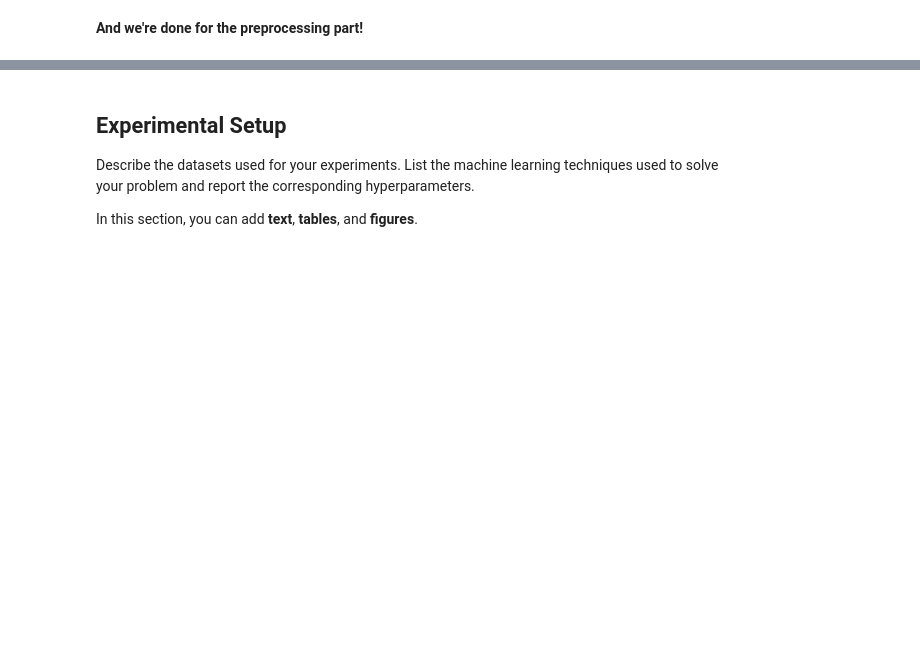
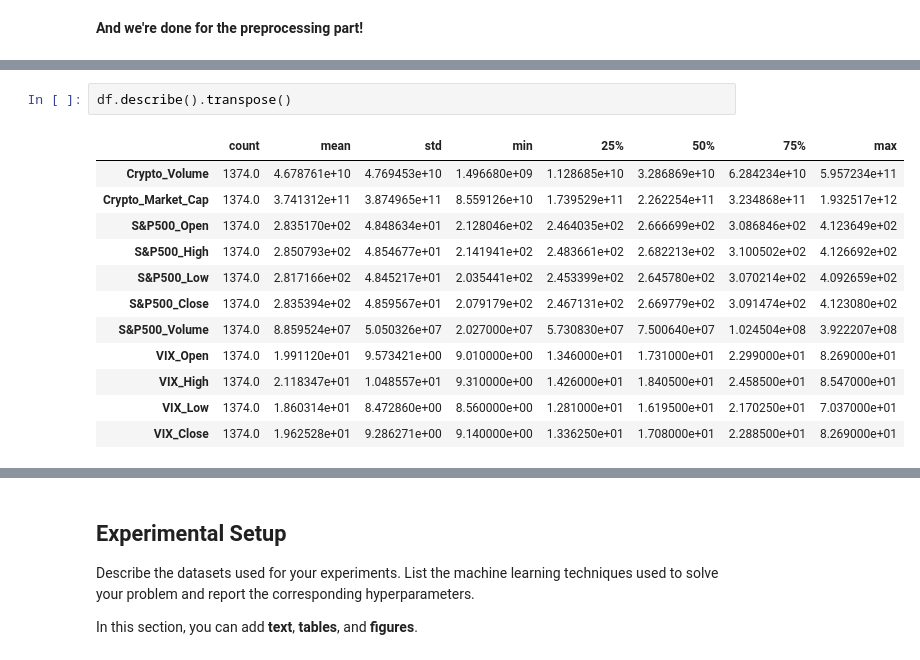
Before and after one commit to KhalilGarali/Crypto-MarketCap-Forecast-Based-On-SP500, a Jupyter notebook: main.ipynb, the cells around one changed output, grey strips where cells are left out. Cells and saved outputs as stored; diff of their text form; blank space fills up the shorter version.

```diff
--- a/main.ipynb
+++ b/main.ipynb
@@ -404,0 +422,15 @@ Saved partial_time_merged_data.csv to ProcessedData/partial_time_merged_data.csv
+# %%
+df.describe().transpose()
+# %% [output]
+|  | count | mean | std | min | 25% | 50% | 75% | max |
+| Crypto_Volume | 1374.0 | 4.678761e+10 | 4.769453e+10 | 1.496680e+09 | 1.128685e+10 | 3.286869e+10 | 6.284234e+10 | 5.957234e+11 |
+| Crypto_Market_Cap | 1374.0 | 3.741312e+11 | 3.874965e+11 | 8.559126e+10 | 1.739529e+11 | 2.262254e+11 | 3.234868e+11 | 1.932517e+12 |
+| S&P500_Open | 1374.0 | 2.835170e+02 | 4.848634e+01 | 2.128046e+02 | 2.464035e+02 | 2.666699e+02 | 3.086846e+02 | 4.123649e+02 |
+| S&P500_High | 1374.0 | 2.850793e+02 | 4.854677e+01 | 2.141941e+02 | 2.483661e+02 | 2.682213e+02 | 3.100502e+02 | 4.126692e+02 |
+| S&P500_Low | 1374.0 | 2.817166e+02 | 4.845217e+01 | 2.035441e+02 | 2.453399e+02 | 2.645780e+02 | 3.070214e+02 | 4.092659e+02 |
+| S&P500_Close | 1374.0 | 2.835394e+02 | 4.859567e+01 | 2.079179e+02 | 2.467131e+02 | 2.669779e+02 | 3.091474e+02 | 4.123080e+02 |
+| S&P500_Volume | 1374.0 | 8.859524e+07 | 5.050326e+07 | 2.027000e+07 | 5.730830e+07 | 7.500640e+07 | 1.024504e+08 | 3.922207e+08 |
+| VIX_Open | 1374.0 | 1.991120e+01 | 9.573421e+00 | 9.010000e+00 | 1.346000e+01 | 1.731000e+01 | 2.299000e+01 | 8.269000e+01 |
+| VIX_High | 1374.0 | 2.118347e+01 | 1.048557e+01 | 9.310000e+00 | 1.426000e+01 | 1.840500e+01 | 2.458500e+01 | 8.547000e+01 |
+| VIX_Low | 1374.0 | 1.860314e+01 | 8.472860e+00 | 8.560000e+00 | 1.281000e+01 | 1.619500e+01 | 2.170250e+01 | 7.037000e+01 |
+| VIX_Close | 1374.0 | 1.962528e+01 | 9.286271e+00 | 9.140000e+00 | 1.336250e+01 | 1.708000e+01 | 2.288500e+01 | 8.269000e+01 |
```
Also changed, not shown: parts of 10 cells of this notebook.
